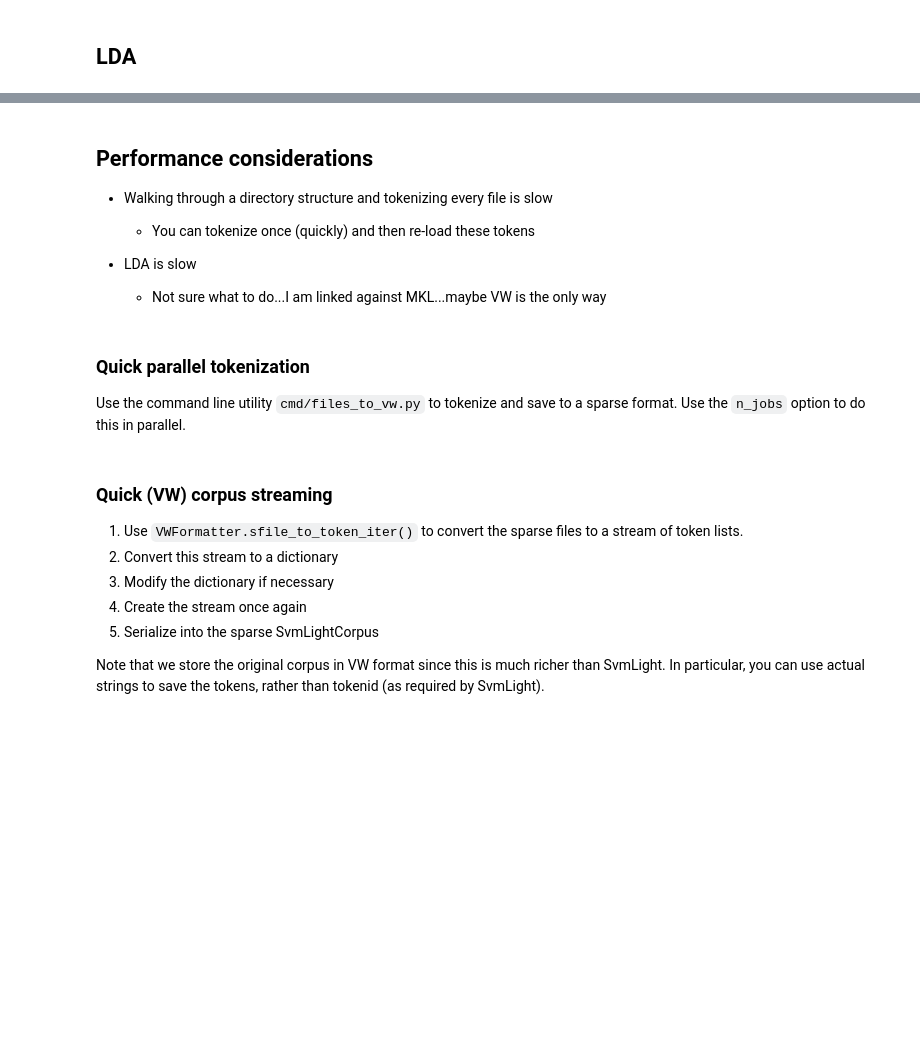
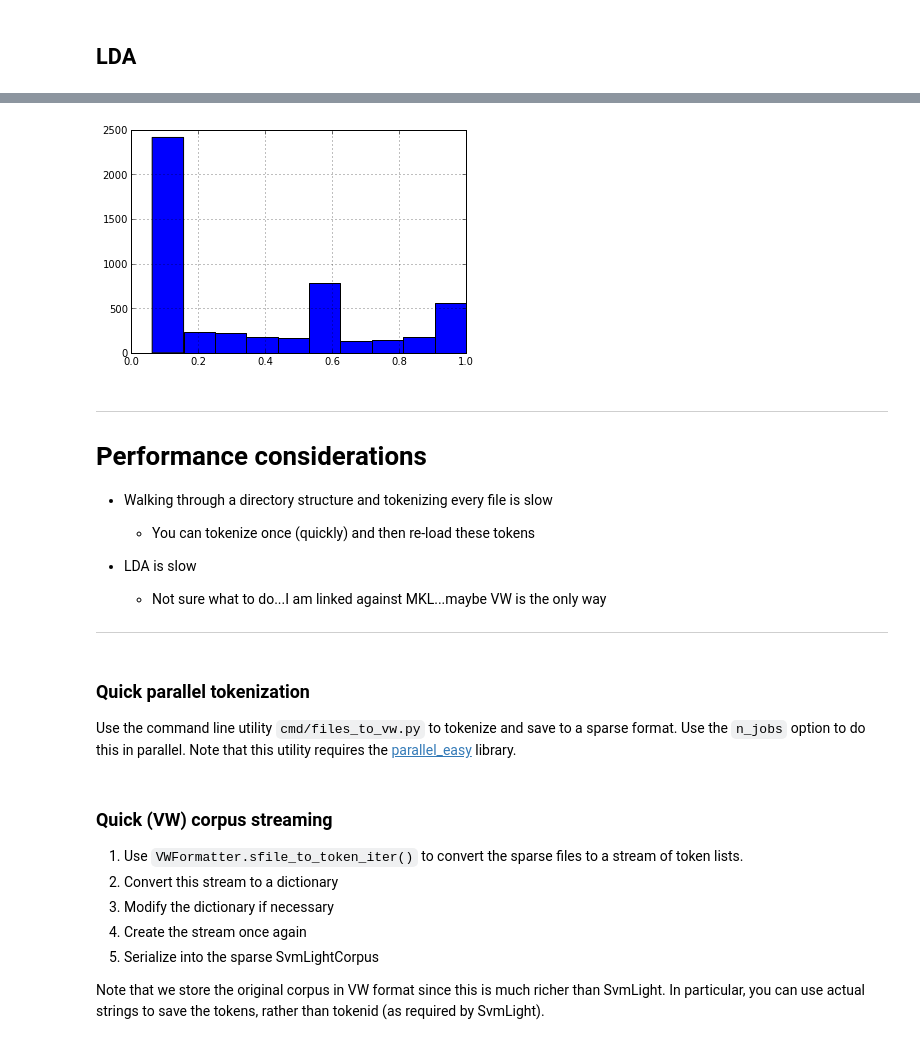
Before and after one commit to samaratrilling/declass, a Jupyter notebook: notebooks/gensim_lda_example_ian.ipynb, the cells around one changed output, grey strips where cells are left out. Drawn from its saved outputs; the diff is of its cells as text; code cells hidden in the pictures; blank space fills up the shorter version.

```diff
--- a/notebooks/gensim_lda_example_ian.ipynb
+++ b/notebooks/gensim_lda_example_ian.ipynb
@@ -181,15 +211,27 @@ print sims
+# %%
+# Compare a new doc to the existing docs
+# This time, store the similarity in a pandas Series for easy plotting
+new_doc = dictionary.doc2bow(['hello', 'my', 'name', 'is', 'richard', 'nixon'])
+new_doc_sims = pd.Series(index[lda[new_doc]])
+fig = new_doc_sims.hist()
+# %% [output]
+[figure, added]
 # %% [markdown]
-## Performance considerations
+---
+
+# Performance considerations
 
 * Walking through a directory structure and tokenizing every file is slow
   * You can tokenize once (quickly) and then re-load these tokens
 
 * LDA is slow
   * Not sure what to do...I am linked against MKL...maybe VW is the only way
+
+---
 # %% [markdown]
 ### Quick parallel tokenization
 
-Use the command line utility `cmd/files_to_vw.py` to tokenize and save to a sparse format.  Use the `n_jobs` option to do this in parallel.
+Use the command line utility `cmd/files_to_vw.py` to tokenize and save to a sparse format.  Use the `n_jobs` option to do this in parallel.  Note that this utility requires the [parallel_easy](https://github.com/langmore/parallel_easy) library.
 # %% [markdown]
 ### Quick (VW) corpus streaming
 
```
Also changed, not shown: parts of 26 cells of this notebook, 6 other files.
